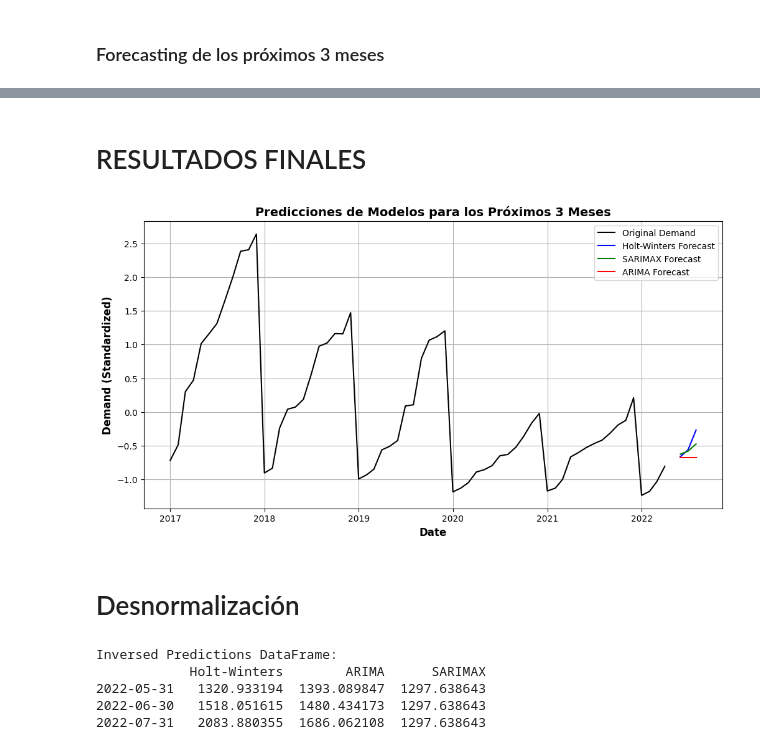
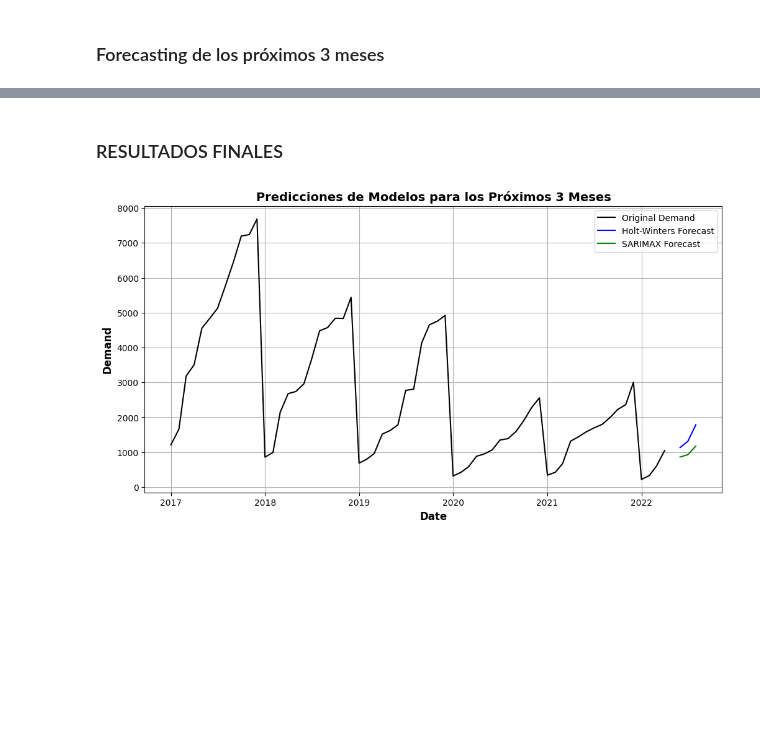
Before and after one commit to acobosolis05/prueba_tecnica_gestor, a Jupyter notebook: code/time_series_exercise.ipynb, the cells around one changed output, grey strips where cells are left out. Cells and saved outputs as stored; diff of their text form; code cells hidden in the pictures; blank space fills up the shorter version.

```diff
--- a/code/time_series_exercise.ipynb
+++ b/code/time_series_exercise.ipynb
@@ -43,3 +76,3 @@ data
 # %%
-# Mover el índice 'year_month' a una columna y renombrarla a 'Date'
-data = data.reset_index().rename(columns={'year_month': 'Date'})
+data.rename(columns={'year_month': 'Date'}, inplace=True)
+data
@@ -117,7 +141,2 @@ Se transformaran los valores de demanda para que tengan media 0 y desviación es
 # %%
-# normalizar la columna 'Demand' usando StandardScaler
-standard_scaler = StandardScaler()
-# Crear una copia del DataFrame original para evitar modificarlo directamente
 df = data.copy()
-# Normalizar la columna 'Demand' y asignar el resultado de vuelta a la columna 'Demand'
-df['Demand'] = standard_scaler.fit_transform(df[['Demand']])
@@ -215,7 +215,7 @@ Modelo de tendencia “piecewise” con detección automática de puntos de camb
 
 ## Holt-Winters Model
 # %%
-hw_model = ExponentialSmoothing(train_data['Demand'], trend = 'add', seasonal = 'add', seasonal_periods=12)
+hw_model = ExponentialSmoothing(train_data['Demand'], trend = 'mul', seasonal = 'mul', seasonal_periods = 12)
 hw_fit = hw_model.fit()
 hw_pred = hw_fit.forecast(len(test_data))
 
@@ -397,13 +370,11 @@ Freq: MS, Name: predicted_mean, dtype: float64
 # %%
-#CREAR UN NUEVO DATAFRAME CON LAS PREDICCIONES FUTURAS
 future_dates = pd.date_range(start=test_data.index[-1] + pd.DateOffset(months=1), periods=3, freq='M')
 future_df = pd.DataFrame({
     'Date': future_dates,
     'Holt-Winters': hw_pred_future,
     'SARIMAX': sarimax_pred_future,
-    'ARIMA': arima_pred_future
 })
 future_df.set_index('Date', inplace=True)
-print('\nFuture Predictions DataFrame:')
+print('\nPredicciones Futuras:')
 future_df
 # %% [output]
@@ -430,44 +400,18 @@ data_predicciones.tail() # ver las últimas filas del DataFrame con las predicci
 # %% [markdown]
-# RESULTADOS FINALES
+### RESULTADOS FINALES
 # %%
-# Visualizar las predicciones de los modelos
 plt.figure(figsize=(12, 6), dpi=100)
-# Graficar la serie temporal original
+
 sns.lineplot(data=df, x='Date', y='Demand', label='Original Demand', color='black')
-# Graficar las predicciones de Holt-Winters
 sns.lineplot(data=future_df, x=future_df.index, y='Holt-Winters', label='Holt-Winters Forecast', color='blue')
-# Graficar las predicciones de SARIMAX
 sns.lineplot(data=future_df, x=future_df.index, y='SARIMAX', label='SARIMAX Forecast', color='green')
-# Graficar las predicciones de ARIMA
-sns.lineplot(data=future_df, x=future_df.index, y='ARIMA', label='ARIMA Forecast', color='red')
-# Añadir título y etiquetas
+
 plt.title('Predicciones de Modelos para los Próximos 3 Meses', fontsize=14, fontweight='bold')
 plt.xlabel('Date', fontsize=12, fontweight='bold')
-plt.ylabel('Demand (Standardized)', fontsize=12, fontweight='bold')
+plt.ylabel('Demand', fontsize=12, fontweight='bold')
 plt.legend()
 plt.grid(True)
-# Mostrar el gráfico
+
 plt.show()
 # %% [output]
-[figure, old version]
+[figure, new version]
-# %% [markdown]
-# Desnormalización
-# %%
-inversed_predictions = standard_scaler.inverse_transform(future_df)
-
-df_inversed_predictions = pd.DataFrame(
-    {
-        'Holt-Winters': inversed_predictions[:, 0],
-        'ARIMA': inversed_predictions[:, 1],
-        'SARIMAX': inversed_predictions[:, 2]
-    },
-    index=future_dates
-)
-print('\nInversed Predictions DataFrame:')
-print(df_inversed_predictions)
-# %% [output]
-Inversed Predictions DataFrame:
-            Holt-Winters        ARIMA      SARIMAX
-2022-05-31   1320.933194  1393.089847  1297.638643
-2022-06-30   1518.051615  1480.434173  1297.638643
-2022-07-31   2083.880355  1686.062108  1297.638643
```
Also changed, not shown: parts of 43 cells of this notebook.
